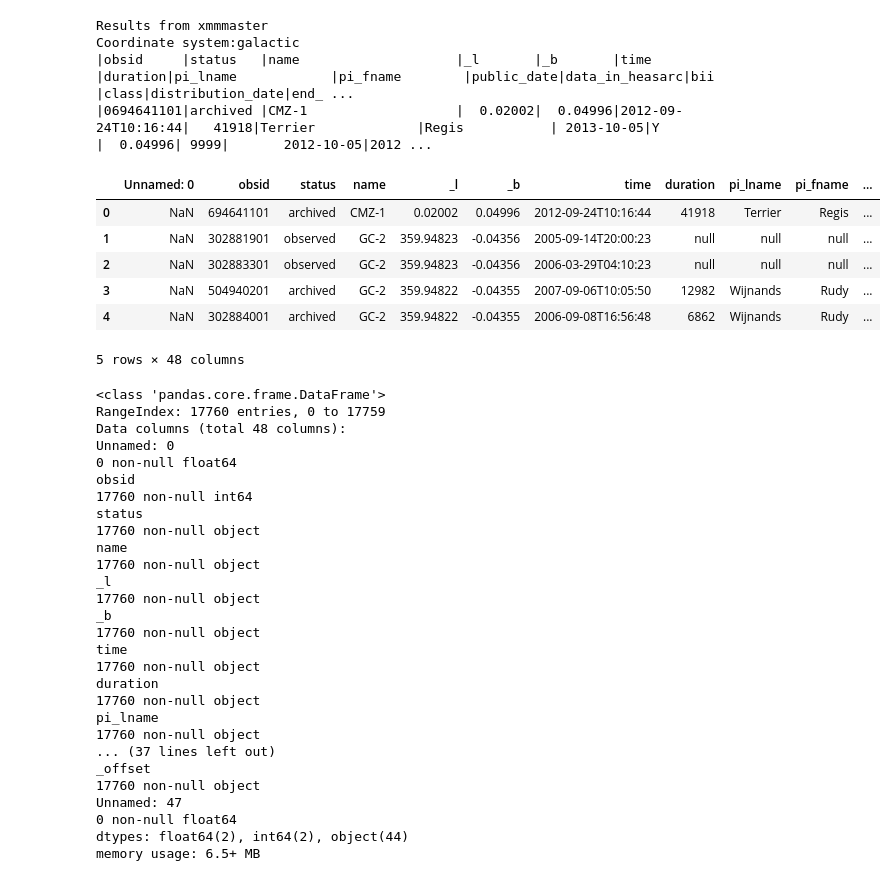
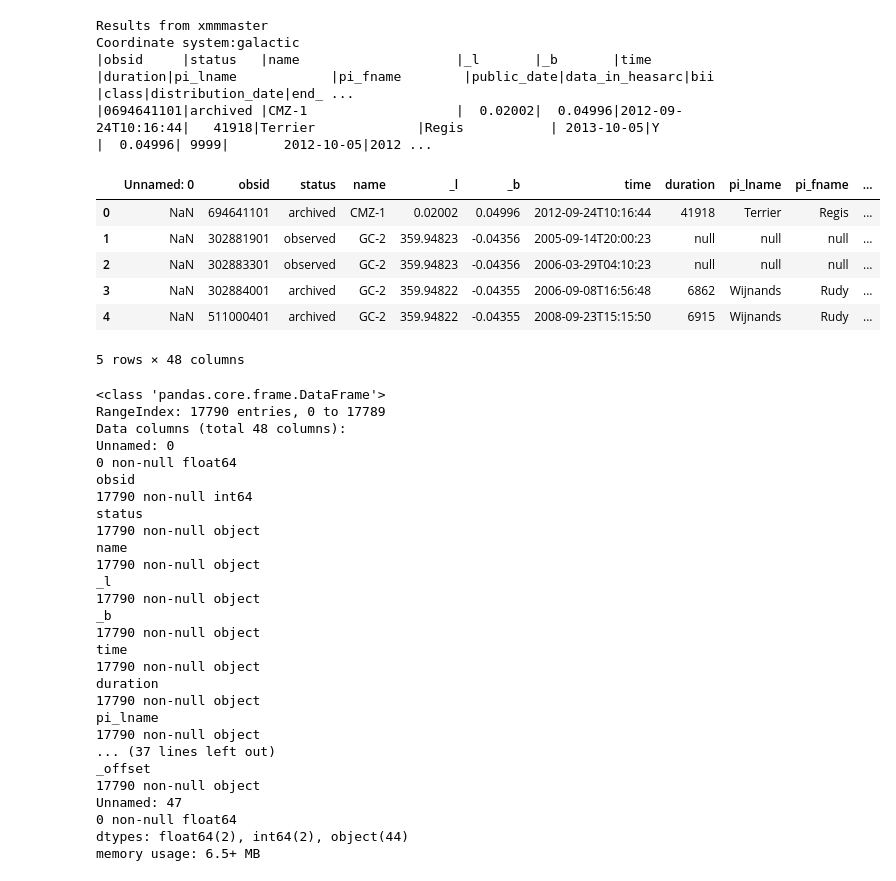
Before and after one commit to Dima806/archived-xray-data-heasarc, a Jupyter notebook: archived-xmm-data.ipynb, the cells around one changed output. Saved outputs shown, nothing was run; the diff lists cells and outputs as text; code cells hidden in the pictures.

```diff
--- a/archived-xmm-data.ipynb
+++ b/archived-xmm-data.ipynb
@@ -37,34 +37,34 @@ Coordinate system:galactic
 |0694641101|archived |CMZ-1                   |  0.02002|  0.04996|2012-09-24T10:16:44|   41918|Terrier             |Regis           | 2013-10-05|Y              |  0.04996| 9999|       2012-10-05|2012 ...
 # %%
 # converting to pandas dataset
-data = pd.read_csv('xmm-obs.csv', sep='|', header=0, skiprows=4)
+data = pd.read_csv('xmm-obs-raw.csv', sep='|', header=0, skiprows=4)
 data.head()
 # %% [output]
 |  | Unnamed: 0 | obsid | status | name | _l | _b | time | duration | pi_lname | pi_fname | ... |
 | 0 | NaN | 694641101 | archived | CMZ-1 | 0.02002 | 0.04996 | 2012-09-24T10:16:44 | 41918 | Terrier | Regis | ... |
 | 1 | NaN | 302881901 | observed | GC-2 | 359.94823 | -0.04356 | 2005-09-14T20:00:23 | null | null | null | ... |
 | 2 | NaN | 302883301 | observed | GC-2 | 359.94823 | -0.04356 | 2006-03-29T04:10:23 | null | null | null | ... |
-| 3 | NaN | 504940201 | archived | GC-2 | 359.94822 | -0.04355 | 2007-09-06T10:05:50 | 12982 | Wijnands | Rudy | ... |
-| 4 | NaN | 302884001 | archived | GC-2 | 359.94822 | -0.04355 | 2006-09-08T16:56:48 | 6862 | Wijnands | Rudy | ... |
+| 3 | NaN | 302884001 | archived | GC-2 | 359.94822 | -0.04355 | 2006-09-08T16:56:48 | 6862 | Wijnands | Rudy | ... |
+| 4 | NaN | 511000401 | archived | GC-2 | 359.94822 | -0.04355 | 2008-09-23T15:15:50 | 6915 | Wijnands | Rudy | ... |
 5 rows × 48 columns
 # %%
 # Brief descrption of columns
 data.info()
 # %% [output]
 <class 'pandas.core.frame.DataFrame'>
-RangeIndex: 17760 entries, 0 to 17759
+RangeIndex: 17790 entries, 0 to 17789
 Data columns (total 48 columns):
 Unnamed: 0                                                                                                                              0 non-null float64
-obsid                                                                                                                                   17760 non-null int64
-status                                                                                                                                  17760 non-null object
-name                                                                                                                                    17760 non-null object
-_l                                                                                                                                      17760 non-null object
-_b                                                                                                                                      17760 non-null object
-time                                                                                                                                    17760 non-null object
-duration                                                                                                                                17760 non-null object
-pi_lname                                                                                                                                17760 non-null object
+obsid                                                                                                                                   17790 non-null int64
+status                                                                                                                                  17790 non-null object
+name                                                                                                                                    17790 non-null object
+_l                                                                                                                                      17790 non-null object
+_b                                                                                                                                      17790 non-null object
+time                                                                                                                                    17790 non-null object
+duration                                                                                                                                17790 non-null object
+pi_lname                                                                                                                                17790 non-null object
 ... (37 lines left out)
-_offset                                                                                                                                 17760 non-null object
+_offset                                                                                                                                 17790 non-null object
 Unnamed: 47                                                                                                                             0 non-null float64
 dtypes: float64(2), int64(2), object(44)
 memory usage: 6.5+ MB
```
Also changed, not shown: parts of 19 cells of this notebook.
